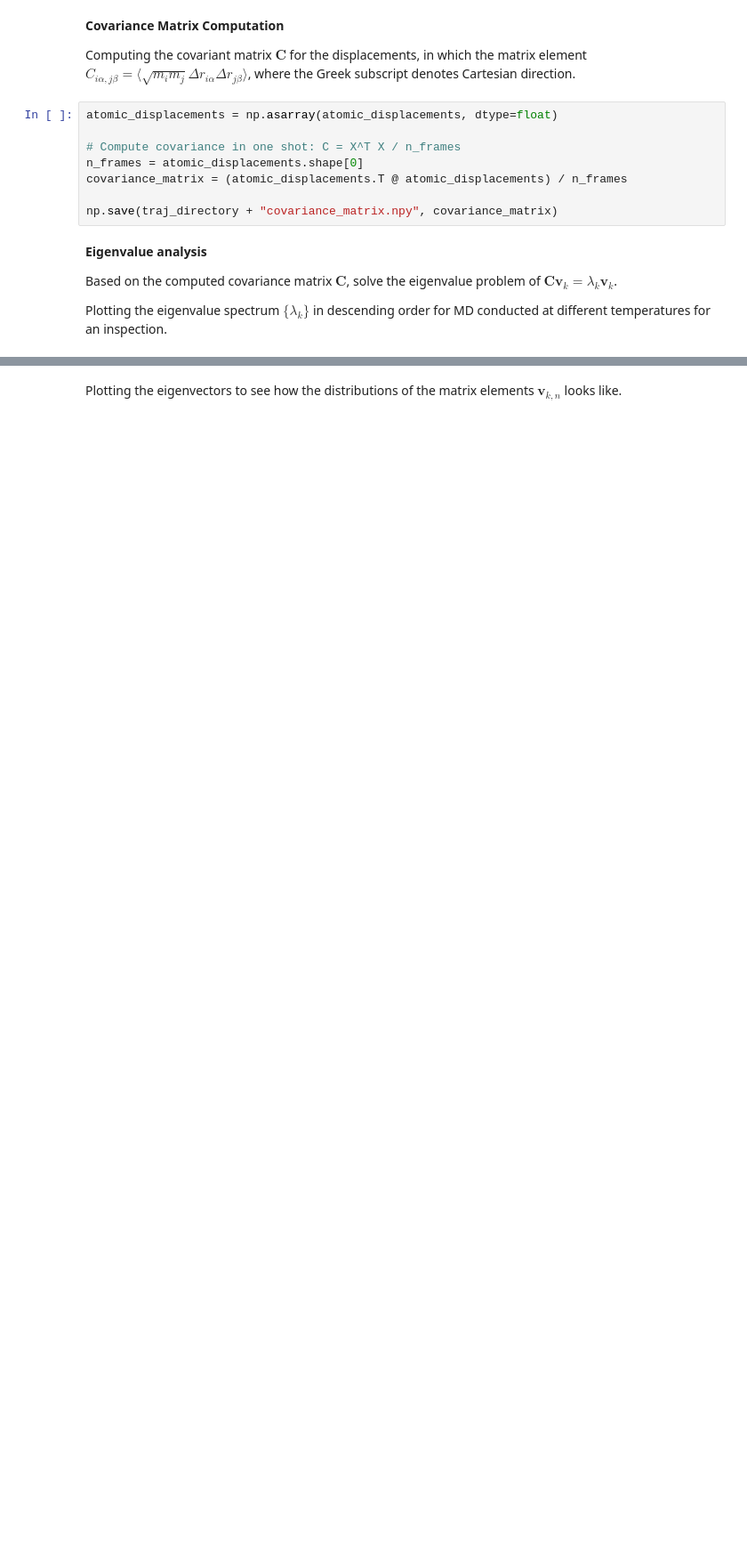
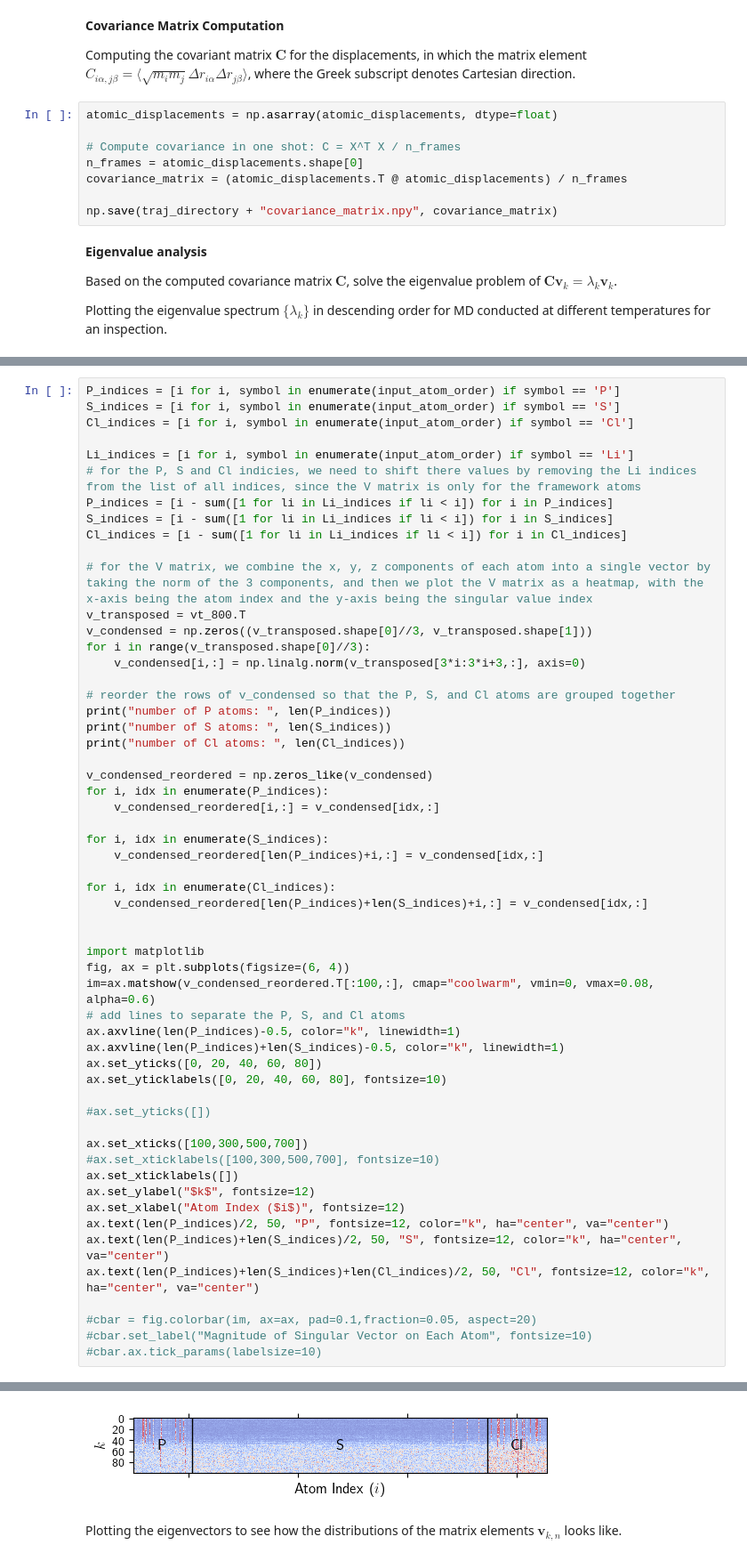
Before and after one commit to yangjackie/diffuser, a Jupyter notebook: essential_dynamics.ipynb, the cells around one changed output, grey strips where cells are left out. Shown at 89% size. Saved outputs shown, nothing was run; the diff lists cells and outputs as text; blank space fills up the shorter version.

```diff
--- a/essential_dynamics.ipynb
+++ b/essential_dynamics.ipynb
@@ -326,0 +403,57 @@ plt.show()
+# %%
+P_indices = [i for i, symbol in enumerate(input_atom_order) if symbol == 'P']
+S_indices = [i for i, symbol in enumerate(input_atom_order) if symbol == 'S']
+Cl_indices = [i for i, symbol in enumerate(input_atom_order) if symbol == 'Cl']
+
+Li_indices = [i for i, symbol in enumerate(input_atom_order) if symbol == 'Li']
+# for the P, S and Cl indicies, we need to shift there values by removing the Li indices from the list of all indices, since the V matrix is only for the framework atoms
+P_indices = [i - sum([1 for li in Li_indices if li < i]) for i in P_indices]
+S_indices = [i - sum([1 for li in Li_indices if li < i]) for i in S_indices]
+Cl_indices = [i - sum([1 for li in Li_indices if li < i]) for i in Cl_indices]
+
+# for the V matrix, we combine the x, y, z components of each atom into a single vector by taking the norm of the 3 components, and then we plot the V matrix as a heatmap, with the x-axis being the atom index and the y-axis being the singular value index
+v_transposed = vt_800.T
+v_condensed = np.zeros((v_transposed.shape[0]//3, v_transposed.shape[1]))
+for i in range(v_transposed.shape[0]//3):
+    v_condensed[i,:] = np.linalg.norm(v_transposed[3*i:3*i+3,:], axis=0)
+
+# reorder the rows of v_condensed so that the P, S, and Cl atoms are grouped together
+print("number of P atoms: ", len(P_indices))
+print("number of S atoms: ", len(S_indices))
+print("number of Cl atoms: ", len(Cl_indices))
+
+v_condensed_reordered = np.zeros_like(v_condensed)
+for i, idx in enumerate(P_indices):
+    v_condensed_reordered[i,:] = v_condensed[idx,:]
+
+for i, idx in enumerate(S_indices):
+    v_condensed_reordered[len(P_indices)+i,:] = v_condensed[idx,:]
+
+for i, idx in enumerate(Cl_indices):
+    v_condensed_reordered[len(P_indices)+len(S_indices)+i,:] = v_condensed[idx,:]
+
+
+import matplotlib
+fig, ax = plt.subplots(figsize=(6, 4))
+im=ax.matshow(v_condensed_reordered.T[:100,:], cmap="coolwarm", vmin=0, vmax=0.08, alpha=0.6)
+# add lines to separate the P, S, and Cl atoms
+ax.axvline(len(P_indices)-0.5, color="k", linewidth=1)
+ax.axvline(len(P_indices)+len(S_indices)-0.5, color="k", linewidth=1)
+ax.set_yticks([0, 20, 40, 60, 80])
+ax.set_yticklabels([0, 20, 40, 60, 80], fontsize=10)
+
+#ax.set_yticks([])
+
+ax.set_xticks([100,300,500,700])
+#ax.set_xticklabels([100,300,500,700], fontsize=10)
+ax.set_xticklabels([])
+ax.set_ylabel("$k$", fontsize=12)
+ax.set_xlabel("Atom Index ($i$)", fontsize=12)
+ax.text(len(P_indices)/2, 50, "P", fontsize=12, color="k", ha="center", va="center")
+ax.text(len(P_indices)+len(S_indices)/2, 50, "S", fontsize=12, color="k", ha="center", va="center")
+ax.text(len(P_indices)+len(S_indices)+len(Cl_indices)/2, 50, "Cl", fontsize=12, color="k", ha="center", va="center")
+
+#cbar = fig.colorbar(im, ax=ax, pad=0.1,fraction=0.05, aspect=20)
+#cbar.set_label("Magnitude of Singular Vector on Each Atom", fontsize=10)
+#cbar.ax.tick_params(labelsize=10)
+# %% [output]
@@ -327,3 +464,4 @@ plt.show()
+[figure, added]
 # %% [markdown]
 Plotting the eigenvectors to see how the distributions of the matrix elements $\mathbf{v}_{k,n}$ looks like.
 # %%
```
Also changed, not shown: parts of 6 cells of this notebook, 2 other files.
